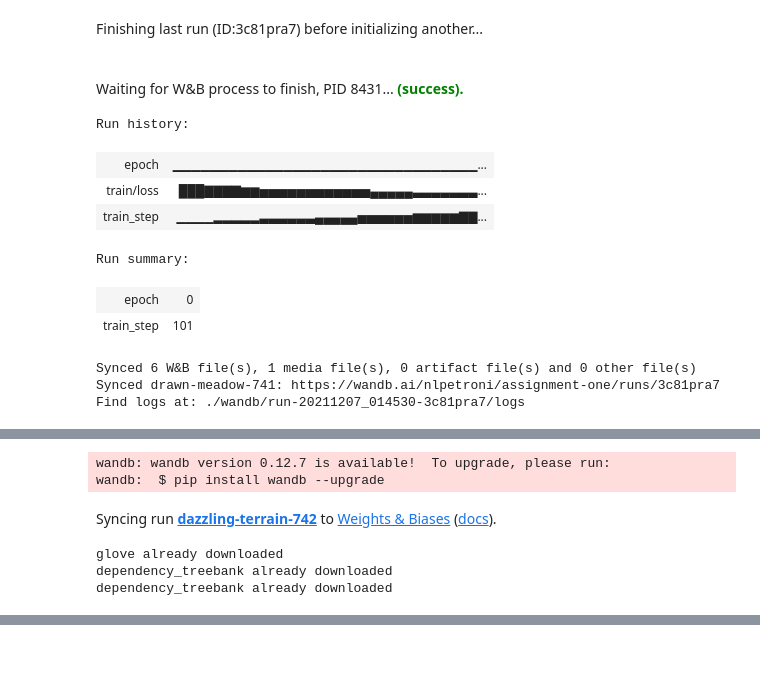
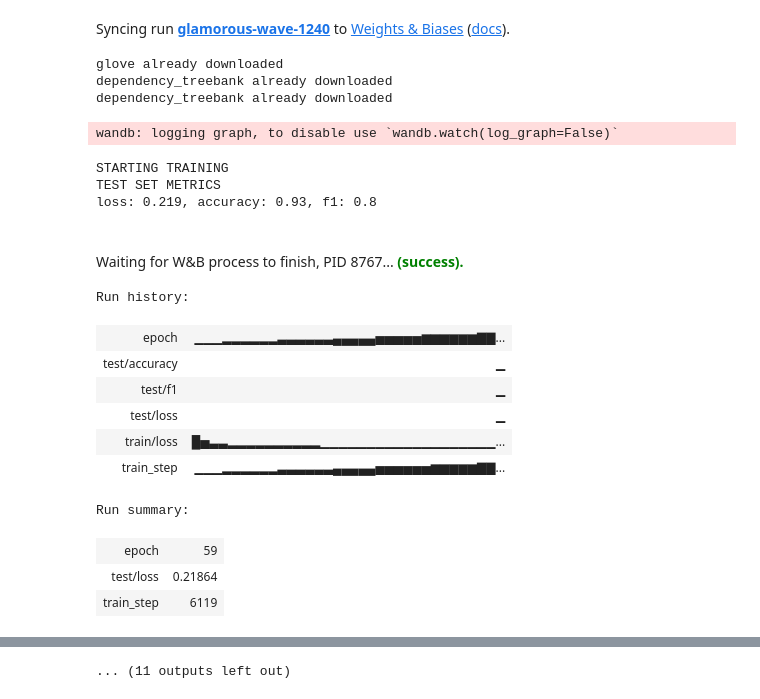
Before and after one commit to NLPetroni/assignment_one, a Jupyter notebook: solution.ipynb, the cells around one changed output, grey strips where cells are left out. Drawn from its saved outputs; the diff is of its cells as text; code cells hidden in the pictures; blank space fills up the shorter version.

```diff
--- a/solution.ipynb
+++ b/solution.ipynb
@@ -39,5 +26,4 @@ def get_wandbkey():
 # %%
-PAD_TOKEN = 400000 # TODO used by collate_fn, can be done better probably
 def get_glove(emb_size=100, number_token=False):
   """
     Download and load glove embeddings.
@@ -74,26 +60,6 @@ def get_glove(emb_size=100, number_token=False):
     vocabulary['<PAD>'] = n_tokens - 1
   return vocabulary, embedding_matrix
 # %%
-def load_classes():
-    download_and_unzip('https://raw.githubusercontent.com/nltk/nltk_data/gh-pages/packages/corpora/dependency_treebank.zip')
-    c = set()
-    for doc in range(1, 200):
-        with open(f'dependency_treebank/wsj_{doc:04d}.dp') as f:
-            for line in f:
-                if line.strip(): # check for empty lines
-                    _, label, _ = line.split('\t')
-                    #print(label)
-                    c.add(label)
-    return c
-
-classes = {'$', 'NN', ',', 'RBS', 'FW', 'CC', '#', 'VBD', 'PRP', 'RBR', 'LS', ':', 'VBZ', 'MD',
-           'EX', 'RB', 'WRB', 'NNS', 'VBG', 'PRP$', 'JJR', 'WP$', 'WP', '-LRB-', 'WDT', '``',
-           '.', 'CD', 'JJ', "''", 'UH', 'VBN', 'IN', 'SYM', 'DT', 'JJS', '-RRB-', 'RP', 'VB',
-           'POS', 'NNP', 'PDT', 'NNPS', 'VBP', 'TO', '<PAD>'}
-punctuation_cls = {'$', ',', '#', ':', '-LRB-', '``', '.', "''", 'SYM', '-RRB-', '<PAD>'}
-class2idx = {c: i for i, c in enumerate(classes)}
-print(class2idx)
-
 def add_oov(start_voc, oovs, embedding_matrix, sentences, verbose=True):
   """
     Computes new embedding matrix, adding embeddings for oovs
@@ -155,7 +121,7 @@ def load_data(start, end, start_voc, embedding_matrix, number_token=False,
           word = word.lower()
           if '\/' in word:
             word = word.replace('\/', '-')
-          if number_token and re.fullmatch('\d+(\.\d*)?', word) is not None:
+          if number_token and re.fullmatch('\d+(\.\d*)?(\,\d*)?', word) is not None:
             word = '<NUM>'
           if not drop_punctuation or label.isalpha(): # eventually drop punctuation
             vocabulary.add(word)
@@ -368,7 +326,7 @@ def evaluate(model, loss_fn, data_loader, device, split, ret_f1_classes=False):
         acc = np.where(mask, targets==preds, False).sum() / mask.sum()
         cls = [class2idx[c] for c in (classes - punctuation_cls)]
         f1_classes = f1_score(targets.reshape(-1), preds.reshape(-1),
-                      labels=cls, average=None, zero_division=1)
+                      labels=cls, average=None, zero_division=0)
 
     log_dict = {f'{split}/loss': losses,
                 f'{split}/accuracy': acc,
@@ -514,11 +520,17 @@ dependency_treebank already downloaded
 # %%
 # test best model
+use_wandb = True
+fix_random(42)
 # first best model
+cfg.EPOCHS = 60
+cfg.TYPE = 'lstm'
 cfg.REC_SIZE = 1
-cfg.UNITS = 128
-train(test=True)
+cfg.LR = 2.5e-4
+cfg.UNITS = None
+train(tags=['test', 'lstm_1L'], test=True, use_wandb=use_wandb)
 # second best model
-cfg.REC_SIZE = 2
-cfg.UNITS = None
-train(test=True)
+cfg.EPOCHS = 33
+cfg.TYPE = 'gru'
+cfg.LR = 5e-4
+train(tags=['test', 'gru'], test=True, focal_loss=True, use_wandb=use_wandb)
 # %% [output]
@@ -526,12 +540,20 @@ wandb: WARNING Calling wandb.login() after wandb.init() has no effect.
-Finishing last run (ID:3c81pra7) before initializing another...
+Syncing run glamorous-wave-1240 to Weights & Biases (docs).
+glove already downloaded
+dependency_treebank already downloaded
+dependency_treebank already downloaded
+wandb: logging graph, to disable use `wandb.watch(log_graph=False)`
+STARTING TRAINING
+TEST SET METRICS
+loss: 0.219, accuracy: 0.93, f1: 0.8
-Waiting for W&B process to finish, PID 8431... (success).
+Waiting for W&B process to finish, PID 8767... (success).
-Run history:
+Run history:
-| epoch | ▁▁▁▁▁▁▁▁▁▁▁▁▁▁▁▁▁▁▁▁▁▁▁▁▁▁▁▁▁▁▁▁▁... |
-| train/loss | ███▇▇▇▇▆▆▅▅▅▅▅▅▅▅▅▅▅▅▄▄▄▄▄▃▃▃▃▃▃▃... |
-| train_step | ▁▁▁▁▂▂▂▂▂▃▃▃▃▃▃▄▄▄▄▄▅▅▅▅▅▅▆▆▆▆▆▇▇... |
+| epoch | ▁▁▁▂▂▂▂▂▂▃▃▃▃▃▃▄▄▄▄▄▅▅▅▅▅▆▆▆▆▆▆▇▇... |
+| test/accuracy | ▁ |
+| test/f1 | ▁ |
+| test/loss | ▁ |
+| train/loss | █▅▃▃▂▂▂▂▂▂▂▂▂▂▁▁▁▁▁▁▁▁▁▁▁▁▁▁▁▁▁▁▁... |
+| train_step | ▁▁▁▂▂▂▂▂▂▃▃▃▃▃▃▄▄▄▄▄▅▅▅▅▅▅▆▆▆▆▆▇▇... |
-Run summary:
+Run summary:
-| epoch | 0 |
-| train_step | 101 |
+| epoch | 59 |
+| test/loss | 0.21864 |
+| train_step | 6119 |
-Synced 6 W&B file(s), 1 media file(s), 0 artifact file(s) and 0 other file(s)
-Synced drawn-meadow-741: https://wandb.ai/nlpetroni/assignment-one/runs/3c81pra7
-Find logs at: ./wandb/run-20211207_014530-3c81pra7/logs
@@ -539,6 +559,0 @@ Successfully finished last run (ID:3c81pra7). Initializing new run:
-wandb: wandb version 0.12.7 is available!  To upgrade, please run:
-wandb:  $ pip install wandb --upgrade
-Syncing run dazzling-terrain-742 to Weights & Biases (docs).
-glove already downloaded
-dependency_treebank already downloaded
-dependency_treebank already downloaded
@@ -545,0 +566 @@ dependency_treebank already downloaded
+... (11 outputs left out)
```
Also changed, not shown: parts of 10 cells of this notebook, 2 other files.
